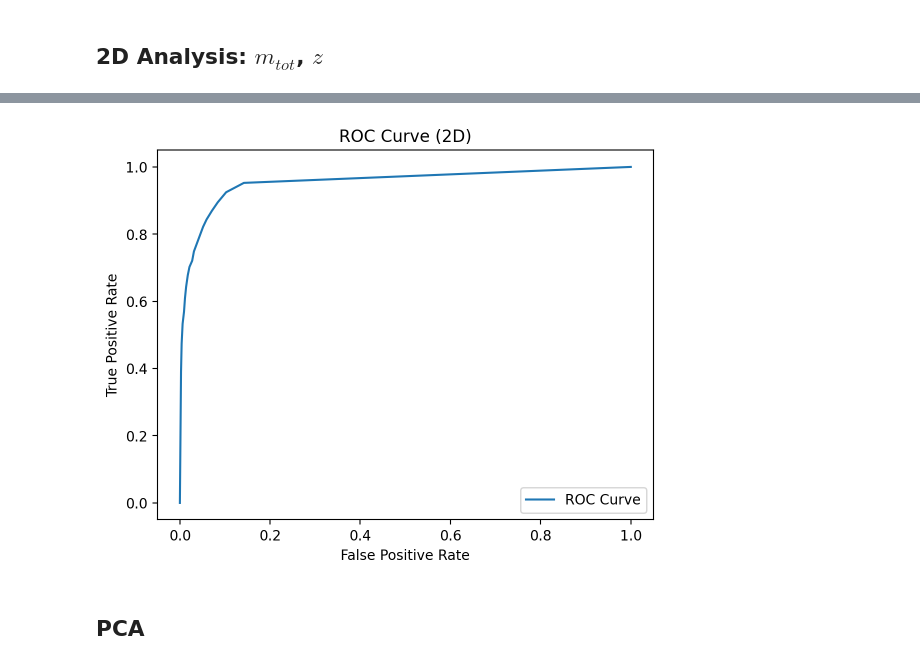
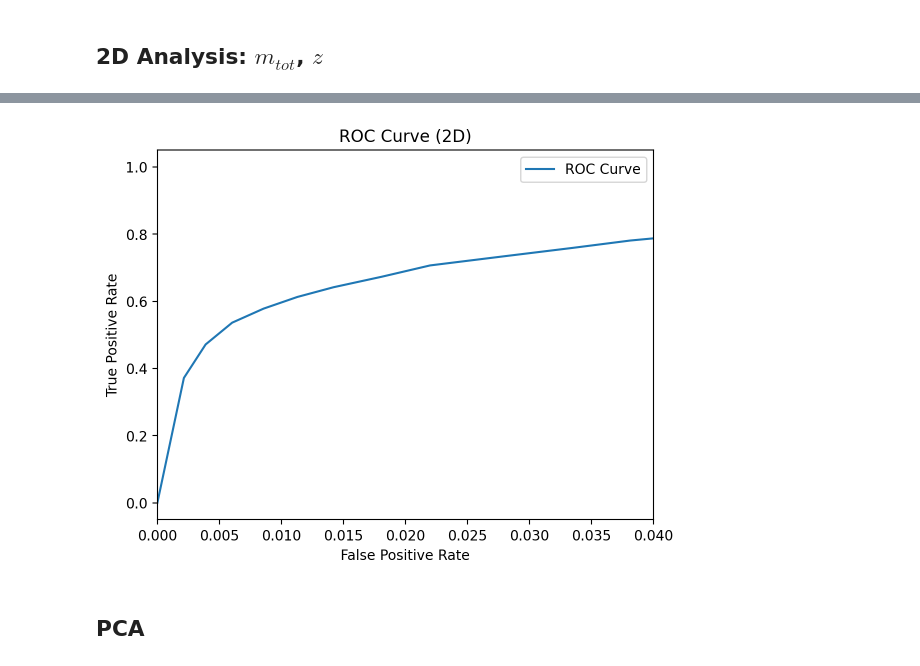
Before and after one commit to SimoneArienti/astrostatistics_bicocca_2024, a Jupyter notebook: working/Ex 17 GW Detection.ipynb, the cells around one changed output, grey strips where cells are left out. Saved outputs shown, nothing was run; the diff lists cells and outputs as text; code cells hidden in the pictures.

```diff
--- a/working/Ex 17 GW Detection.ipynb
+++ b/working/Ex 17 GW Detection.ipynb
@@ -401,13 +434,14 @@ Guessed: 93.65 %
 # %%
 fpr, tpr, thresholds = roc_curve(y_val_2d, y_prob_2d)
 plt.plot(fpr, tpr, label="ROC Curve")
+plt.xlim(0, 0.04)
 plt.xlabel("False Positive Rate")
 plt.ylabel("True Positive Rate")
 plt.title("ROC Curve (2D)")
 plt.legend()
-plt.show()
+plt.show();
 # %% [output]
-[figure, old version]
+[figure, new version]
 # %% [markdown]
 ## PCA
 # %%
```
Also changed, not shown: parts of 17 cells of this notebook.
